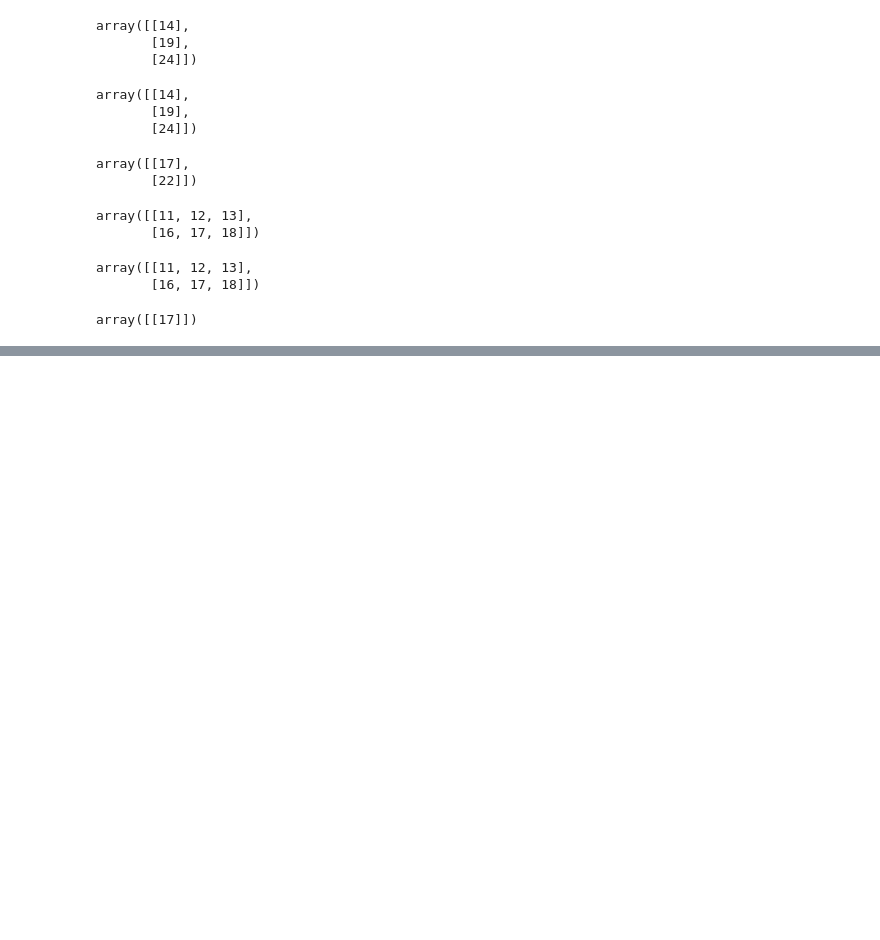
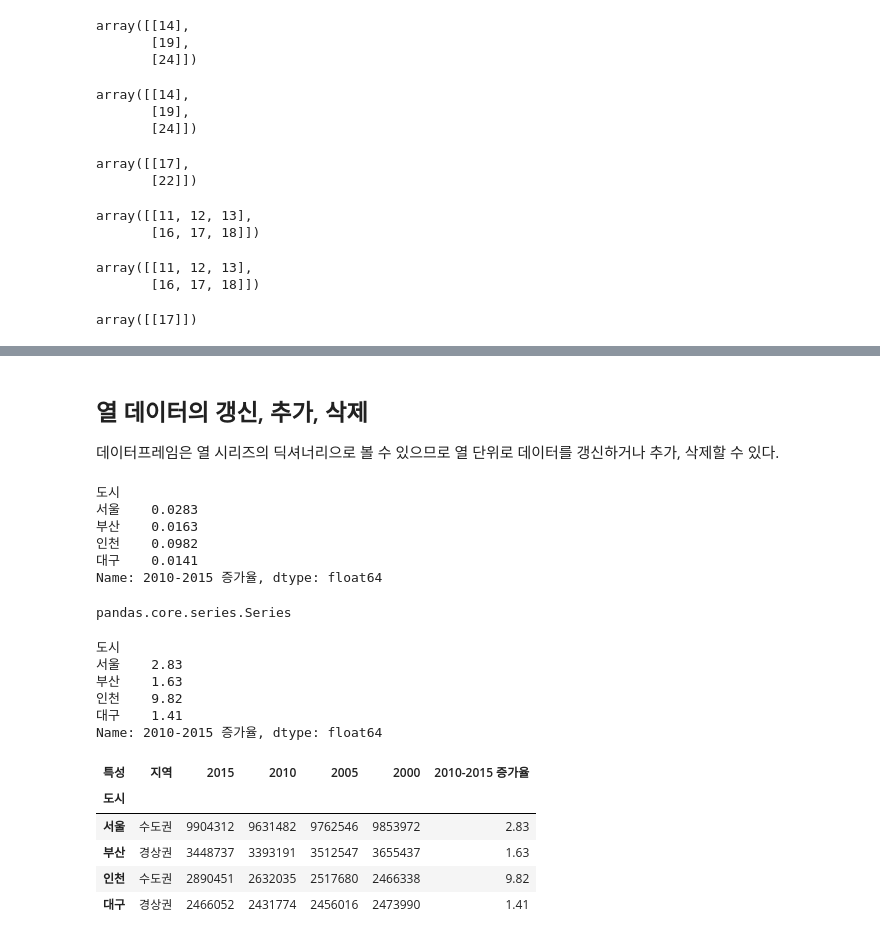
Before and after one commit to hees-chae/wassup3, a Jupyter notebook: 03_Data_Preprocessing/01_Numpy.ipynb, the cells around one changed output, grey strips where cells are left out. Saved outputs shown, nothing was run; the diff lists cells and outputs as text; code cells hidden in the pictures; blank space fills up the shorter version.

```diff
--- a/03_Data_Preprocessing/01_Numpy.ipynb
+++ b/03_Data_Preprocessing/01_Numpy.ipynb
@@ -985,0 +1884,36 @@ array([[17]])
+# %% [markdown]
+## 열 데이터의 갱신, 추가, 삭제
+데이터프레임은 열 시리즈의 딕셔너리으로 볼 수 있으므로 열 단위로 데이터를 갱신하거나 추가, 삭제할 수 있다.
+# %%
+ df["2010-2015 증가율"]
+# %% [output]
+도시
+서울    0.0283
+부산    0.0163
+인천    0.0982
+대구    0.0141
+Name: 2010-2015 증가율, dtype: float64
+# %%
+type(df["2010-2015 증가율"])
+# %% [output]
+pandas.core.series.Series
+# %%
+ df["2010-2015 증가율"] * 100
+# %% [output]
+도시
+서울    2.83
+부산    1.63
+인천    9.82
+대구    1.41
+Name: 2010-2015 증가율, dtype: float64
+# %%
+# "2010-2015 증가율"이라는 이름의 열 추가
+df["2010-2015 증가율"] = df["2010-2015 증가율"] * 100
+df
+# %% [output]
+| 특성 | 지역 | 2015 | 2010 | 2005 | 2000 | 2010-2015 증가율 |
+| 도시 |  |  |  |  |  |  |
+| 서울 | 수도권 | 9904312 | 9631482 | 9762546 | 9853972 | 2.83 |
+| 부산 | 경상권 | 3448737 | 3393191 | 3512547 | 3655437 | 1.63 |
+| 인천 | 수도권 | 2890451 | 2632035 | 2517680 | 2466338 | 9.82 |
+| 대구 | 경상권 | 2466052 | 2431774 | 2456016 | 2473990 | 1.41 |
```
Also changed, not shown: parts of 178 cells of this notebook, 2 other files.
